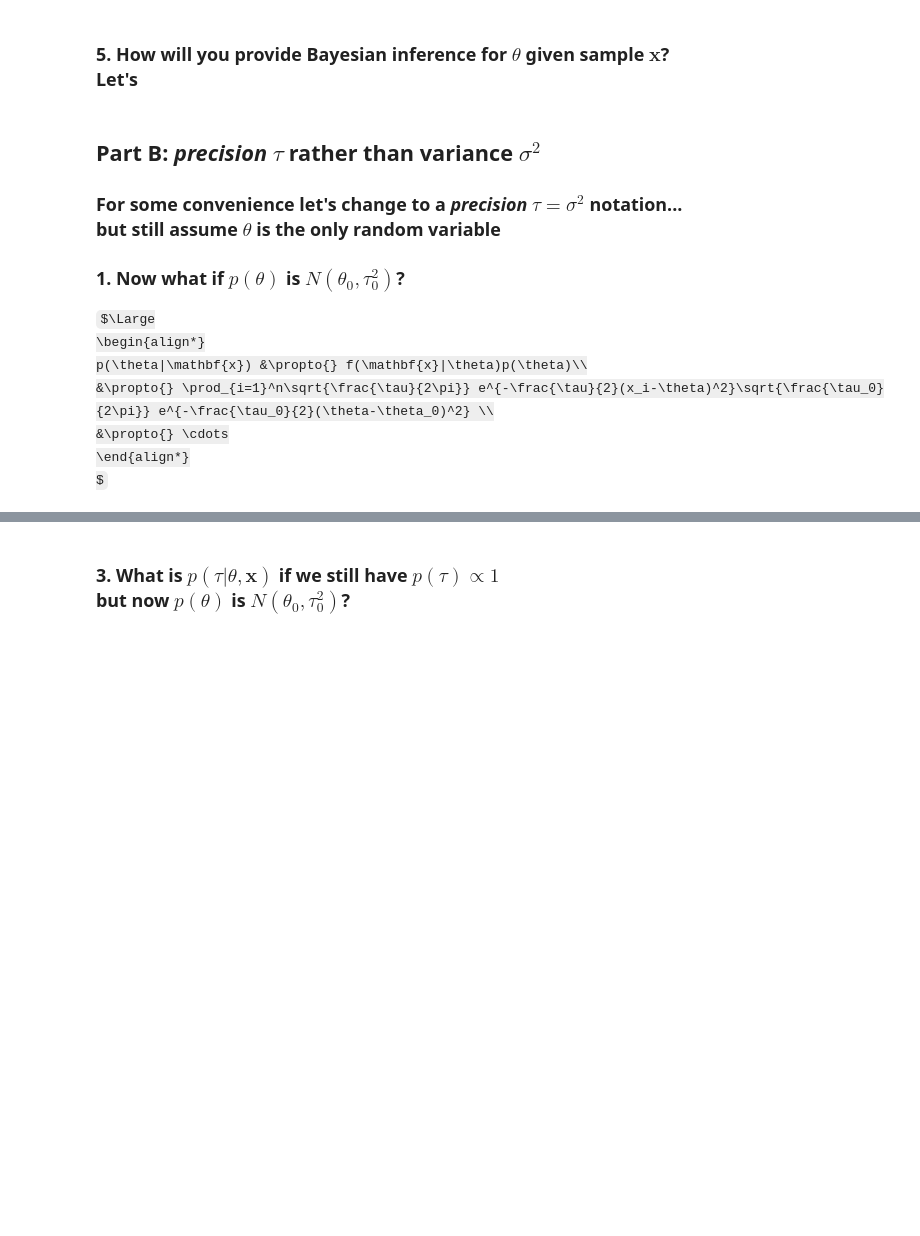
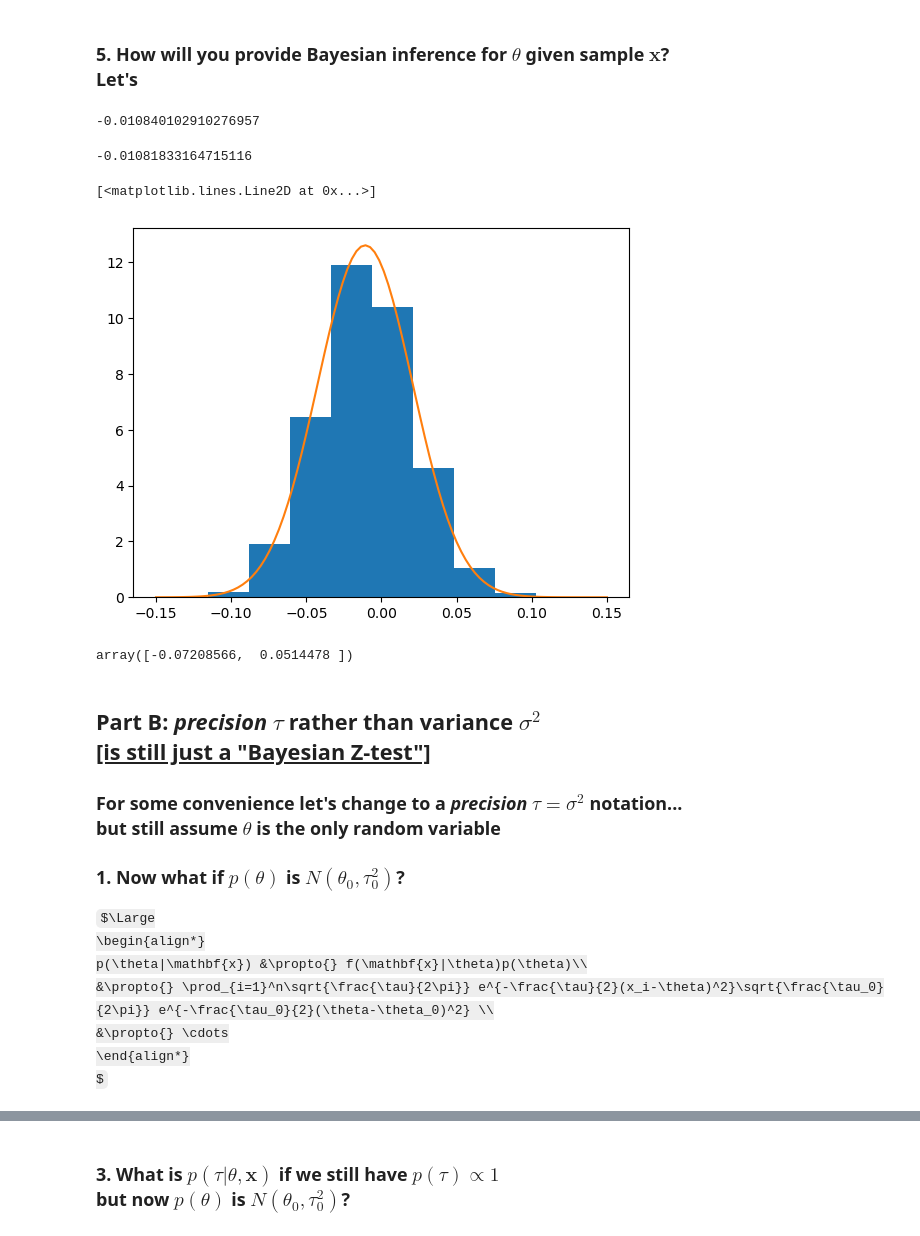
Before and after one commit to pointOfive/STA365daysofbayes, a Jupyter notebook: Bayes_02_The_Normal-Gamma_Model.ipynb, the cells around one changed output, grey strips where cells are left out. Drawn from its saved outputs; the diff is of its cells as text; code cells hidden in the pictures; some formulas as TeX source; blank space fills up the shorter version.

```diff
--- a/Bayes_02_The_Normal-Gamma_Model.ipynb
+++ b/Bayes_02_The_Normal-Gamma_Model.ipynb
@@ -35,5 +44,39 @@ $
+# %%
+# Yes, let's
+
+from scipy import stats
+n = 1000
+x = stats.norm(loc=0, scale=1).rvs(n)
+x.mean()
+# %% [output]
+-0.010840102910276957
+# %%
+post = stats.norm(loc=x.mean(), scale=1/n**0.5)
+m = 10000
+theta = post.rvs(m)
+theta.mean()
+# %% [output]
+-0.01081833164715116
+# %%
+import matplotlib.pyplot as plt
+import numpy as np
+
+theta_support = np.linspace(-.15,.15,100)
+plt.hist(theta, density=True)
+plt.plot(theta_support, post.pdf(theta_support))
+# %% [output]
+[<matplotlib.lines.Line2D at 0x...>]
+[figure, added]
+# %%
+np.quantile(theta, [0.025, 0.975])
+# our BELIEF that theta from which the data was generated
+# based on our initial prior (beliefs), model (assumptions), and observed data
+# is that there's (approximately due to sampling variation) a 95% probability that
+# theta lies in this interval, probability being the natural way to express belief
+# %% [output]
+array([-0.07208566,  0.0514478 ])
 # %% [markdown]
-## Part B: *precision* $\tau$ rather than variance $\sigma^2$
+## Part B: *precision* $\tau$ rather than variance $\sigma^2$<br><u>[is still just a "Bayesian Z-test"]</u>
 
 ### For some convenience let's change to a *precision* $\tau=\sigma^2$ notation...<br>but still assume $\theta$ is the only random variable
 
```
Also changed, not shown: parts of 14 cells of this notebook.
